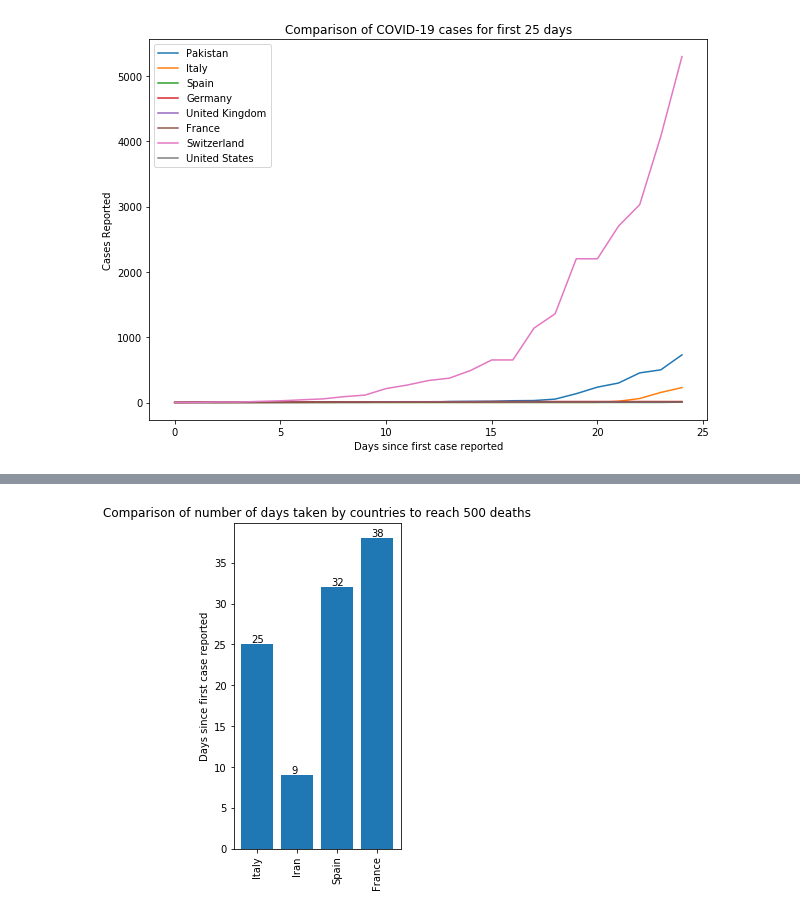
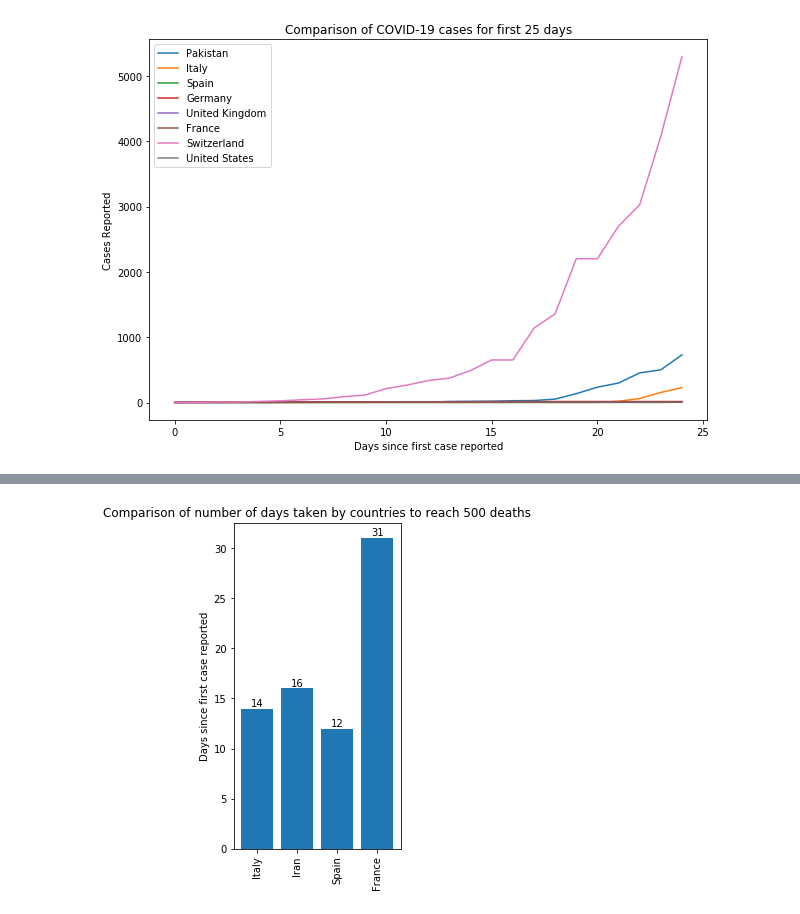
Before and after one commit to rhasnainanwar/COVID19_Insights, a Jupyter notebook: VirusSpread.ipynb, the cells around one changed output, grey strips where cells are left out. Saved outputs shown, nothing was run; the diff lists cells and outputs as text; code cells hidden in the pictures.

```diff
--- a/VirusSpread.ipynb
+++ b/VirusSpread.ipynb
@@ -128,5 +129,5 @@ plot_cases_climb(data_Confirmed, top_countries, 800, 'cases')
 # %%
-plot_cases_climb(data_Confirmed, ['Italy', 'Iran', 'Spain', 'France'], 500, 'deaths')
+plot_cases_climb(data_Deaths, ['Italy', 'Iran', 'Spain', 'France'], 500, 'deaths')
 # %% [output]
-[figure, old version]
+[figure, new version]
 # %%
```
Also changed, not shown: parts of 4 cells of this notebook, 1 other file.
